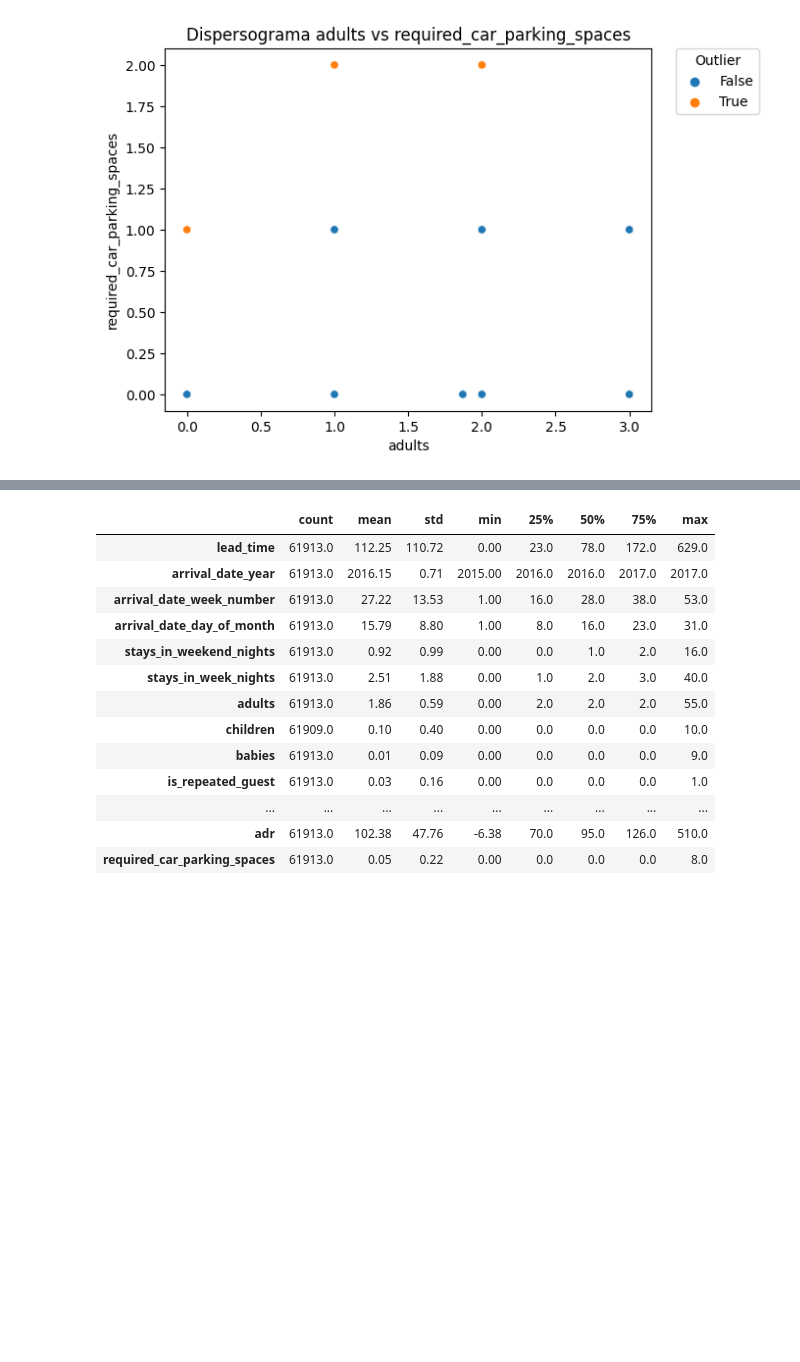
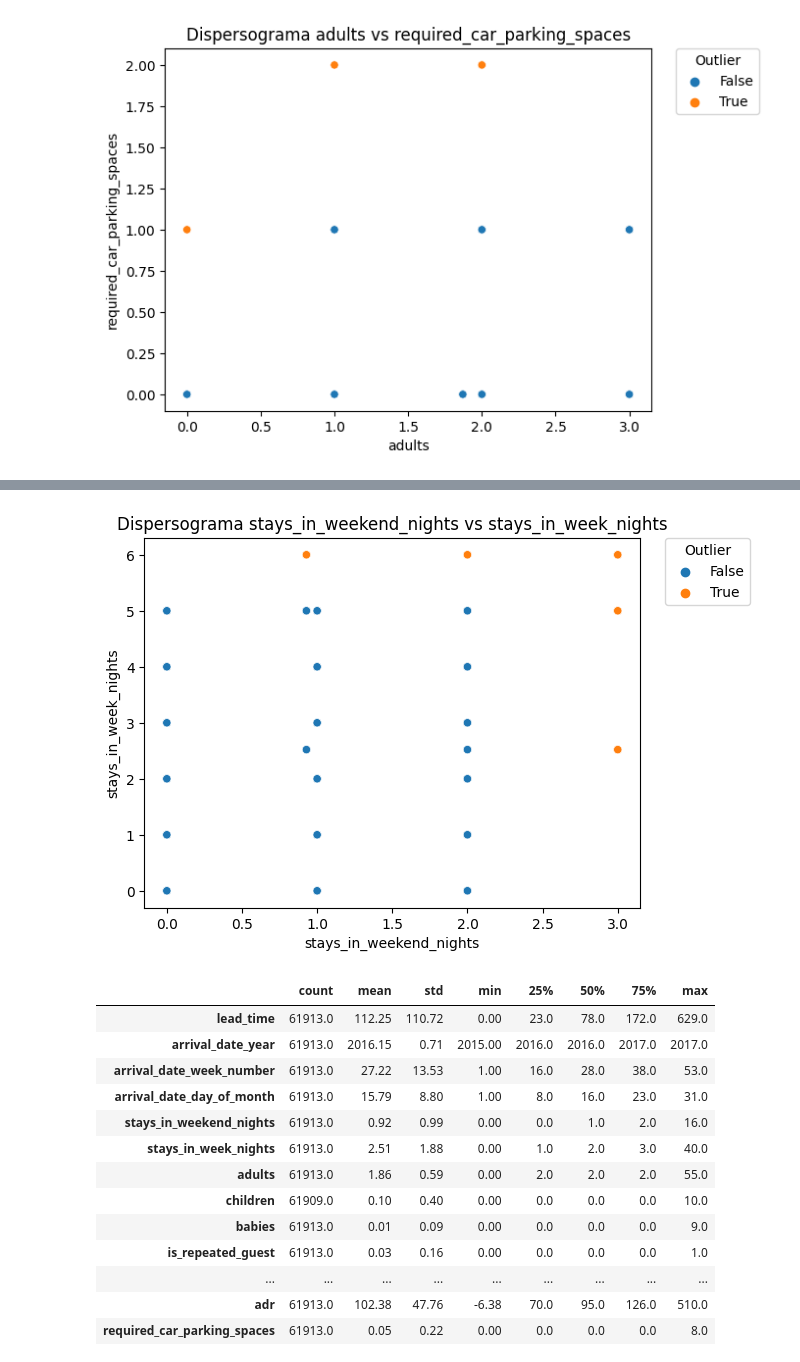
Before and after one commit to lautitorraca/7506R-2C2023-GRUPO24, a Jupyter notebook: TP1/limpieza_de_datos.ipynb, the cells around one changed output, grey strips where cells are left out. Cells and saved outputs as stored; diff of their text form; code cells hidden in the pictures; blank space fills up the shorter version.

```diff
--- a/TP1/limpieza_de_datos.ipynb
+++ b/TP1/limpieza_de_datos.ipynb
@@ -273,3 +291,24 @@ df_trabajo_test_dum = pd.get_dummies(df_trabajo_test, columns = columns_to_dum)
+# %%
+umbral_ar = 6.1
+# Observaciones anómalas
+# df_test[df_test['mahalanobis_ar'] > umbral_ar]
+# %%
+# Gráfico scatter
+es_outlier_ar = (df_test['mahalanobis_ar'] > umbral_ar)
+
+sns.scatterplot(x=df_test.stays_in_weekend_nights, y=df_test.stays_in_week_nights, hue=es_outlier_ar)
+plt.legend(bbox_to_anchor=(1.05, 1), loc='upper left', borderaxespad=0, title="Outlier")
+plt.title('Dispersograma stays_in_weekend_nights vs stays_in_week_nights')
+plt.show()
+
+
+media_stays_in_week_nights = df_test['stays_in_week_nights'].mean()
+df_test.loc[es_outlier_ar, 'stays_in_week_nights'] = media_stays_in_week_nights
+
+media_stays_in_weekend_nights = df_test['stays_in_weekend_nights'].mean()
+df_test.loc[es_outlier_ar, 'stays_in_weekend_nights'] = media_stays_in_weekend_nights
+# %% [output]
+[figure, added]
 # %%
 ### Train
 # %%
```
Also changed, not shown: parts of 40 cells of this notebook.
